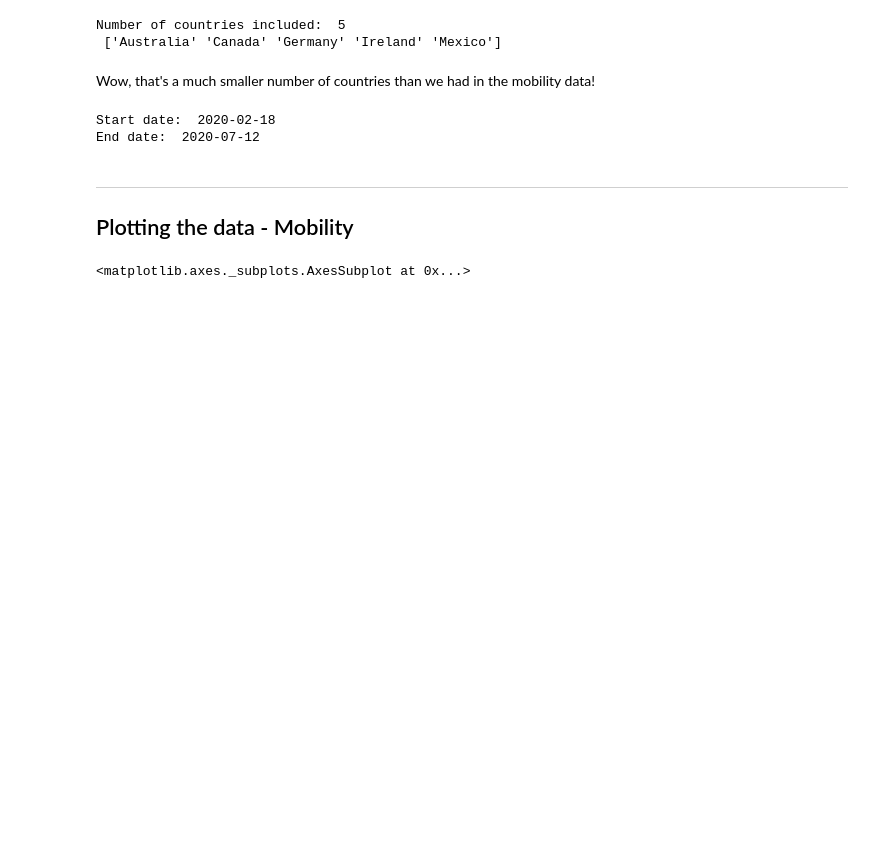
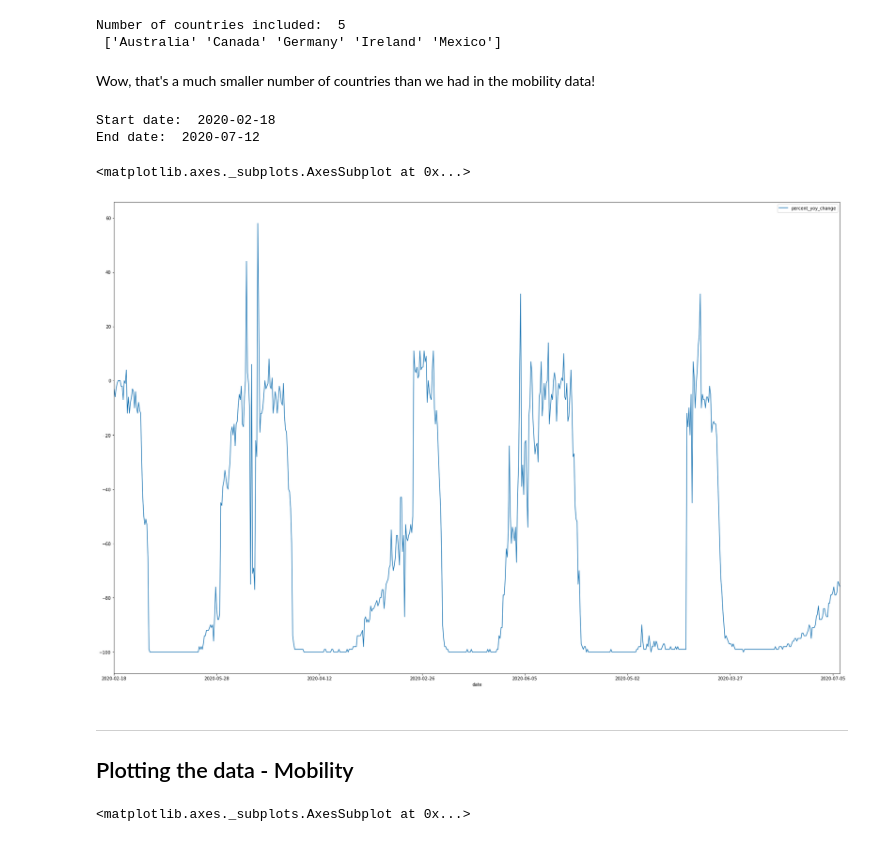
Before and after one commit to mirandaday16/covid_prevention_data_analysis, a Jupyter notebook: miranda_adkins/7-13 Data Exploration (Mobility-Restaurants).ipynb, the cells around one changed output. Cells and saved outputs as stored; diff of their text form; code cells hidden in the pictures; blank space fills up the shorter version.

```diff
--- a/miranda_adkins/7-13 Data Exploration (Mobility-Restaurants).ipynb
+++ b/miranda_adkins/7-13 Data Exploration (Mobility-Restaurants).ipynb
@@ -241,6 +261,13 @@ print("Start date: ", restaurant_df.date.min(), "\nEnd date: ", restaurant_df.da
 # %% [output]
 Start date:  2020-02-18
 End date:  2020-07-12
+# %%
+# Just for reference, let's look at the time series data for restaurant performance across all countries
+
+restaurant_df.plot("date", "percent_yoy_change", figsize=(30,20))
+# %% [output]
+<matplotlib.axes._subplots.AxesSubplot at 0x...>
+[figure, added]
 # %% [markdown]
 ---
 
```
Also changed, not shown: parts of 1 cell of this notebook.
